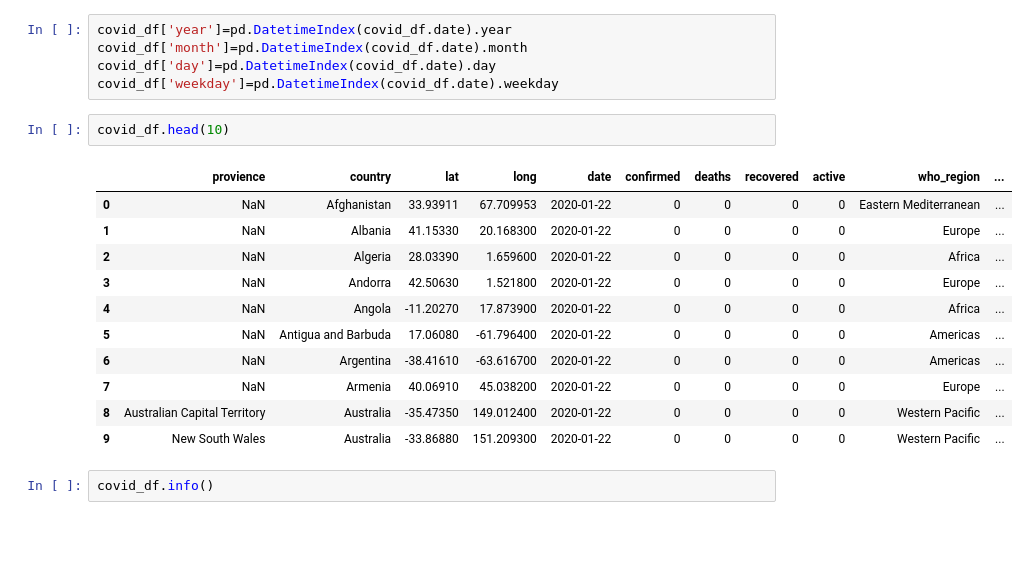
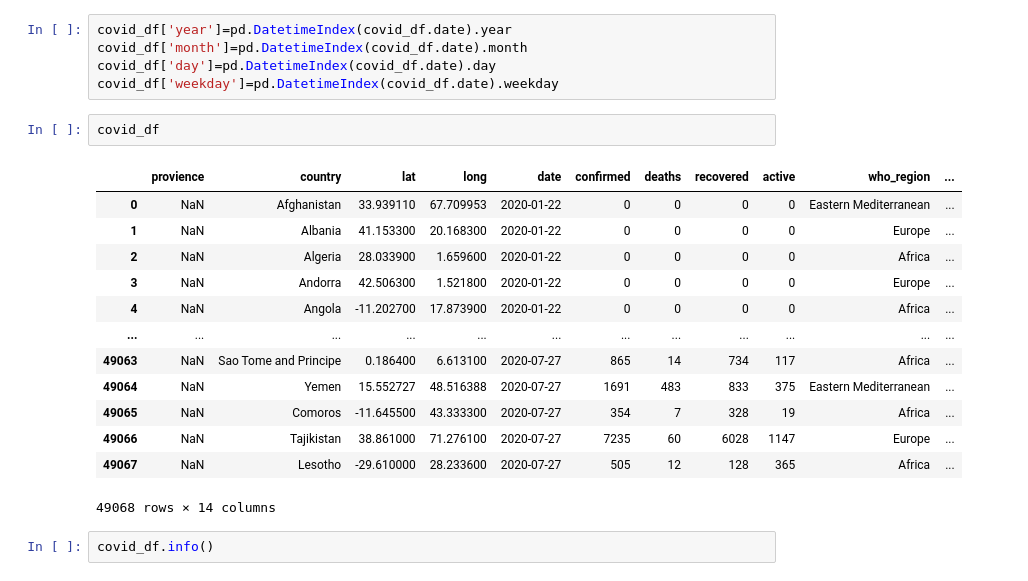
Before and after one commit to Swaraz08/Jupyter, a Jupyter notebook: pandas.ipynb, the cells around one changed output. Cells and saved outputs as stored; diff of their text form; blank space fills up the shorter version.

```diff
--- a/pandas.ipynb
+++ b/pandas.ipynb
@@ -348,19 +348,21 @@ covid_df['month']=pd.DatetimeIndex(covid_df.date).month
 covid_df['day']=pd.DatetimeIndex(covid_df.date).day
 covid_df['weekday']=pd.DatetimeIndex(covid_df.date).weekday
 # %%
-covid_df.head(10)
+covid_df
 # %% [output]
 |  | provience | country | lat | long | date | confirmed | deaths | recovered | active | who_region | ... |
-| 0 | NaN | Afghanistan | 33.93911 | 67.709953 | 2020-01-22 | 0 | 0 | 0 | 0 | Eastern Mediterranean | ... |
-| 1 | NaN | Albania | 41.15330 | 20.168300 | 2020-01-22 | 0 | 0 | 0 | 0 | Europe | ... |
-| 2 | NaN | Algeria | 28.03390 | 1.659600 | 2020-01-22 | 0 | 0 | 0 | 0 | Africa | ... |
-| 3 | NaN | Andorra | 42.50630 | 1.521800 | 2020-01-22 | 0 | 0 | 0 | 0 | Europe | ... |
-| 4 | NaN | Angola | -11.20270 | 17.873900 | 2020-01-22 | 0 | 0 | 0 | 0 | Africa | ... |
-| 5 | NaN | Antigua and Barbuda | 17.06080 | -61.796400 | 2020-01-22 | 0 | 0 | 0 | 0 | Americas | ... |
-| 6 | NaN | Argentina | -38.41610 | -63.616700 | 2020-01-22 | 0 | 0 | 0 | 0 | Americas | ... |
-| 7 | NaN | Armenia | 40.06910 | 45.038200 | 2020-01-22 | 0 | 0 | 0 | 0 | Europe | ... |
-| 8 | Australian Capital Territory | Australia | -35.47350 | 149.012400 | 2020-01-22 | 0 | 0 | 0 | 0 | Western Pacific | ... |
-| 9 | New South Wales | Australia | -33.86880 | 151.209300 | 2020-01-22 | 0 | 0 | 0 | 0 | Western Pacific | ... |
+| 0 | NaN | Afghanistan | 33.939110 | 67.709953 | 2020-01-22 | 0 | 0 | 0 | 0 | Eastern Mediterranean | ... |
+| 1 | NaN | Albania | 41.153300 | 20.168300 | 2020-01-22 | 0 | 0 | 0 | 0 | Europe | ... |
+| 2 | NaN | Algeria | 28.033900 | 1.659600 | 2020-01-22 | 0 | 0 | 0 | 0 | Africa | ... |
+| 3 | NaN | Andorra | 42.506300 | 1.521800 | 2020-01-22 | 0 | 0 | 0 | 0 | Europe | ... |
+| 4 | NaN | Angola | -11.202700 | 17.873900 | 2020-01-22 | 0 | 0 | 0 | 0 | Africa | ... |
+| ... | ... | ... | ... | ... | ... | ... | ... | ... | ... | ... | ... |
+| 49063 | NaN | Sao Tome and Principe | 0.186400 | 6.613100 | 2020-07-27 | 865 | 14 | 734 | 117 | Africa | ... |
+| 49064 | NaN | Yemen | 15.552727 | 48.516388 | 2020-07-27 | 1691 | 483 | 833 | 375 | Eastern Mediterranean | ... |
+| 49065 | NaN | Comoros | -11.645500 | 43.333300 | 2020-07-27 | 354 | 7 | 328 | 19 | Africa | ... |
+| 49066 | NaN | Tajikistan | 38.861000 | 71.276100 | 2020-07-27 | 7235 | 60 | 6028 | 1147 | Europe | ... |
+| 49067 | NaN | Lesotho | -29.610000 | 28.233600 | 2020-07-27 | 505 | 12 | 128 | 365 | Africa | ... |
+49068 rows × 14 columns
 # %%
 covid_df.info()
 # %% [output]
```
Also changed, not shown: parts of 18 cells of this notebook.
